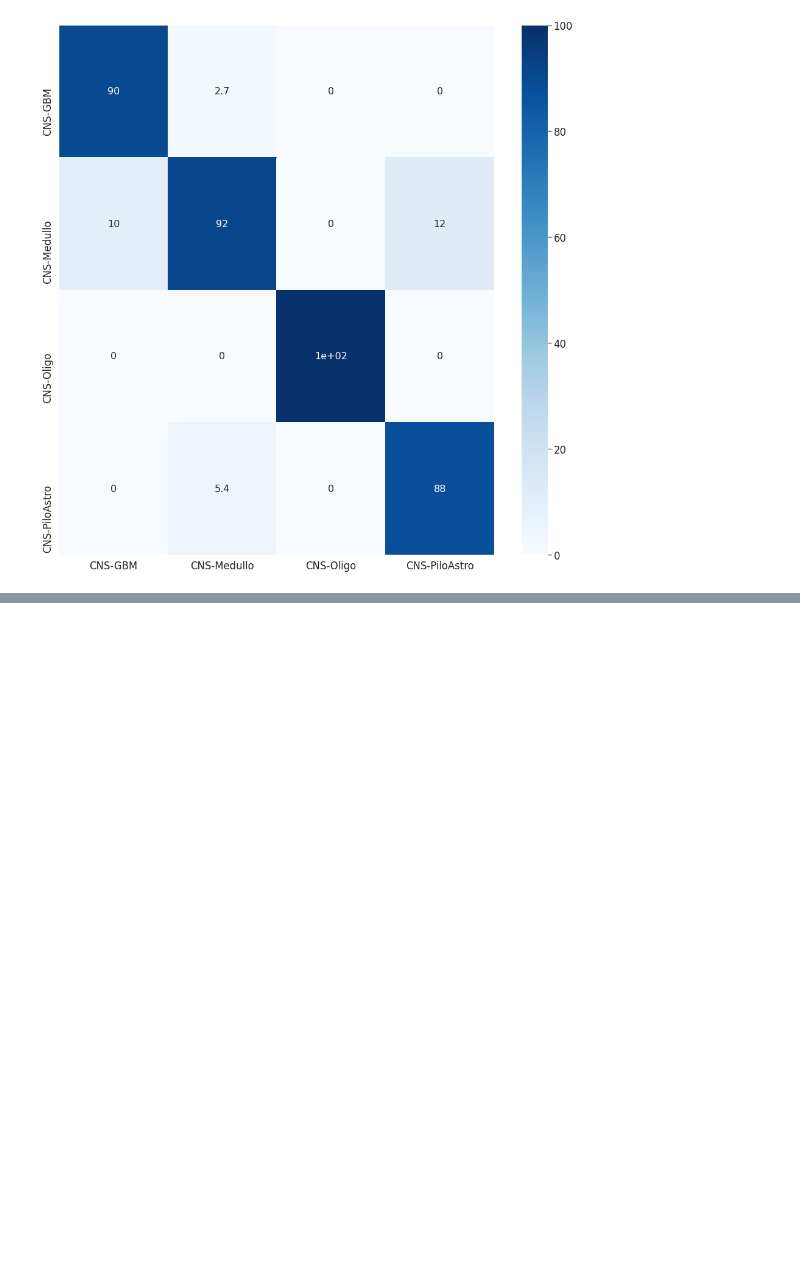
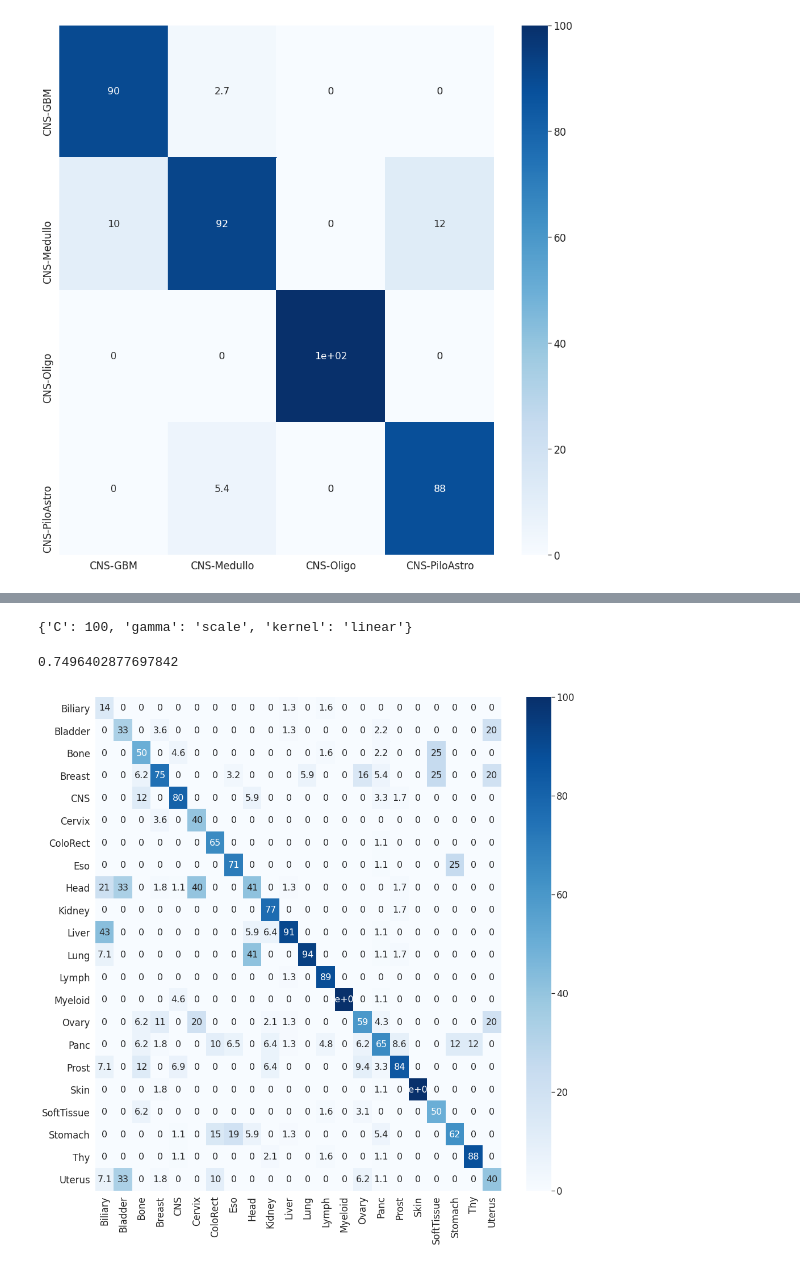
Before and after one commit to millakortelainen/ml-bio-project-svm, a Jupyter notebook: Project1.2.ipynb, the cells around one changed output, grey strips where cells are left out. Saved outputs shown, nothing was run; the diff lists cells and outputs as text; code cells hidden in the pictures; blank space fills up the shorter version.

Commit message:
added svm for organ type

```diff
--- a/Project1.2.ipynb
+++ b/Project1.2.ipynb
@@ -115,0 +128,38 @@ plt.show()
+# %%
+#Scaling data
+scaled_X_organ = scale(X_organ)
+X_organ_train_scaled, X_organ_test_scaled, Y_organ_train, Y_organ_test = train_test_split(scaled_X_organ,Y_organ, random_state=42)
+# %%
+param_grid = [{ 'C':[0.5, 1, 10, 100],
+               'gamma': ['scale', 1, 0.1, 0.01, 0.001, 0.0001],
+              'kernel': ['linear', 'poly', 'rbf', 'sigmoid'] },
+             ]
+optimal_params = GridSearchCV(
+    SVC(),
+    param_grid,
+    cv = 5,
+    scoring='accuracy',
+    verbose = 0
+)
+optimal_params.fit(X_organ_train_scaled, Y_organ_train)
+print(optimal_params.best_params_)
+# %% [output]
+{'C': 100, 'gamma': 'scale', 'kernel': 'linear'}
+# %%
+clf_svm = SVC(random_state=42, C=100, gamma = 'scale', kernel='linear')
+clf_svm.fit(X_organ_train_scaled, Y_organ_train)
+clf_svm.score(X_organ_test_scaled, Y_organ_test) #Return the mean accuracy on the given test data and labels.
+# %% [output]
+0.7496402877697842
+# %%
+cf = confusion_matrix(Y_organ_test, clf_svm.predict(X_organ_test_scaled))
+cf_percentages = svm_percentages(cf)
+cancer_types = sorted(Y_organ_test.unique())
+# %%
+df = pd.DataFrame(cf_percentages, columns= cancer_types, index = cancer_types)
+plt.figure(figsize=(16,16))
+sns.set(font_scale=1.5) # for label size
+sns.heatmap(df, annot=True, annot_kws={"size": 16}, cmap="Blues") # font size
+plt.show()
+# %% [output]
+[figure, added]
```
Also changed, not shown: parts of 6 cells of this notebook.
